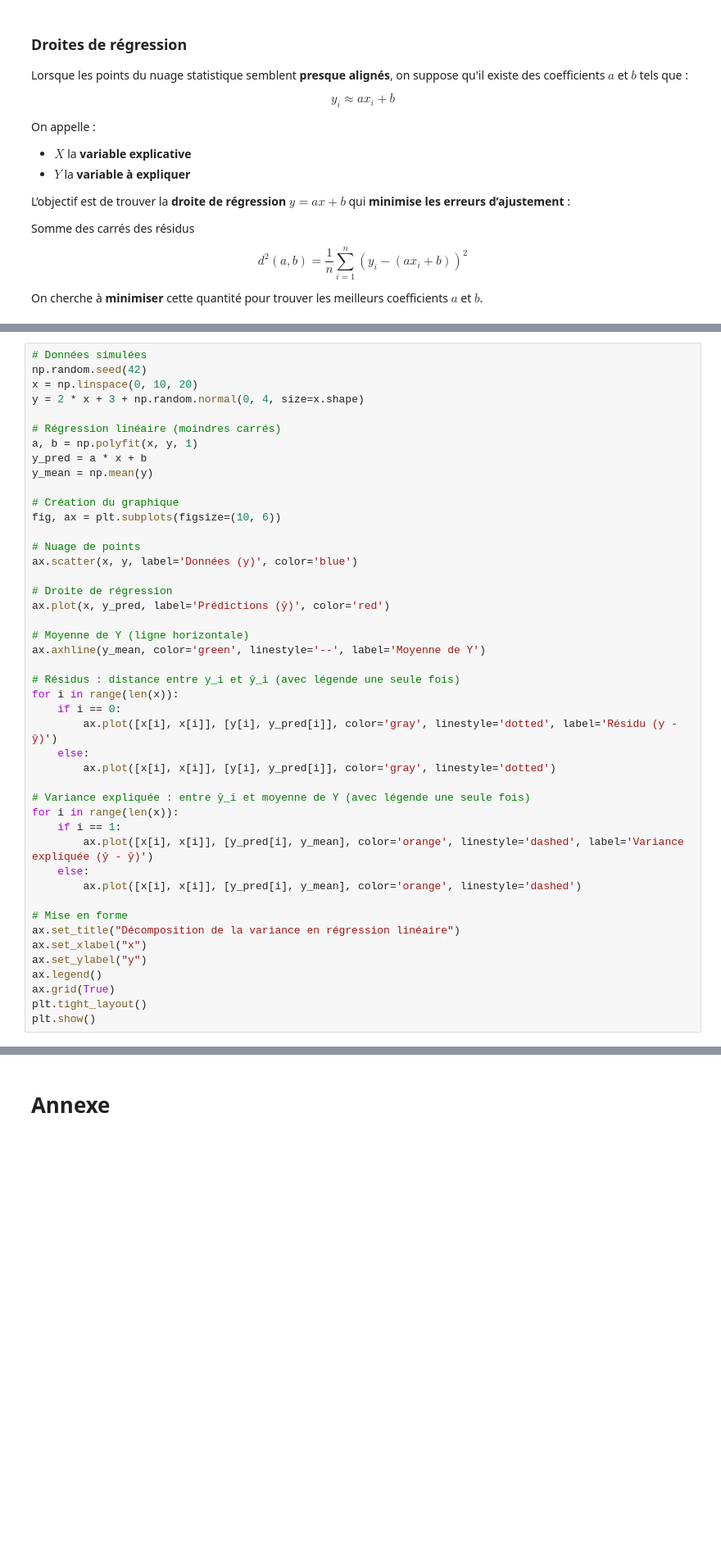
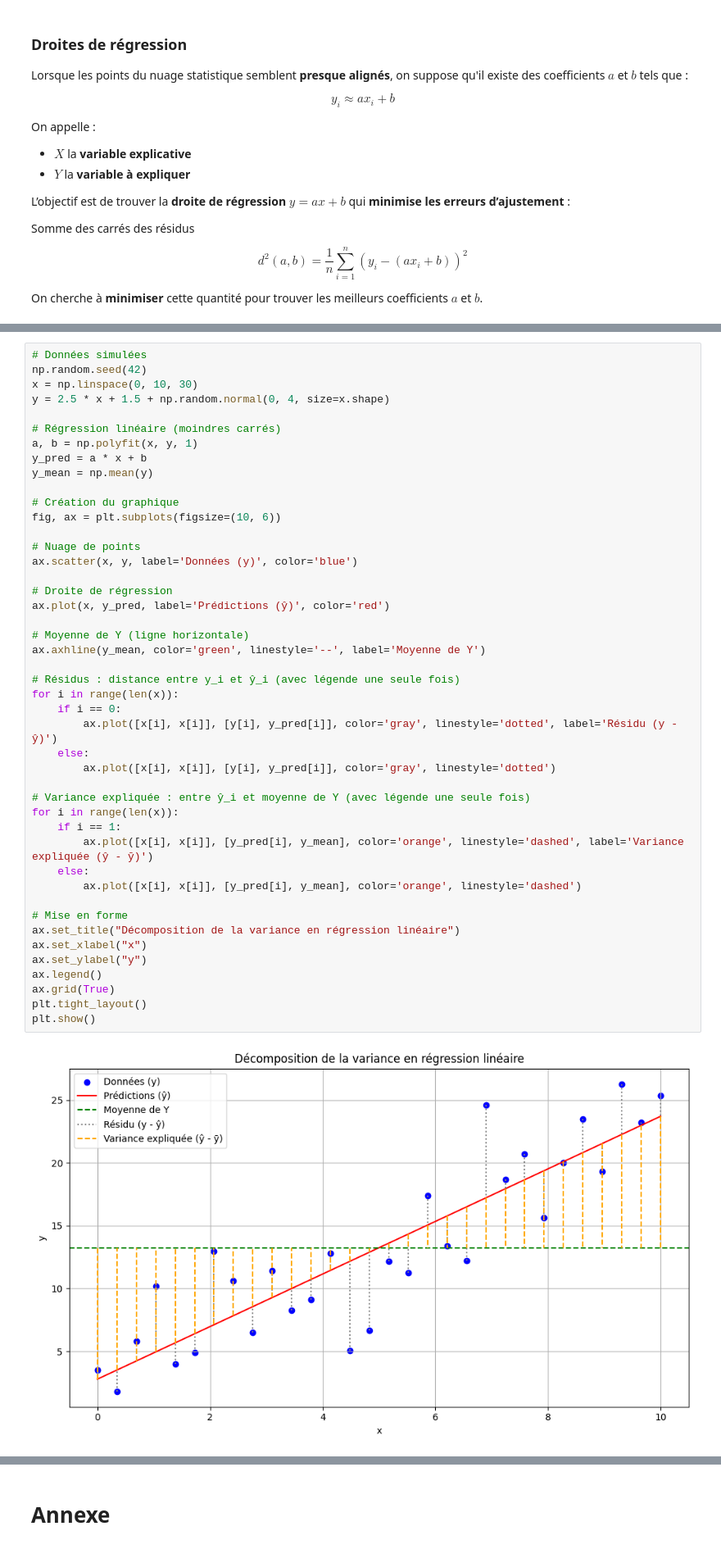
Before and after one commit to wakil69/InformatiquePrepaPlus, a Jupyter notebook: Cours/Probabilités_Stats/5.StatistiqueDescriptiveBivariee/StatistiqueDescriptiveBivariee.ipynb, the cells around one changed output, grey strips where cells are left out. Shown at 82% size. Saved outputs shown, nothing was run; the diff lists cells and outputs as text; blank space fills up the shorter version.

```diff
--- a/Cours/Probabilités_Stats/5.StatistiqueDescriptiveBivariee/StatistiqueDescriptiveBivariee.ipynb
+++ b/Cours/Probabilités_Stats/5.StatistiqueDescriptiveBivariee/StatistiqueDescriptiveBivariee.ipynb
@@ -350,8 +378,8 @@ avec :
 # %%
 # Données simulées
 np.random.seed(42)
-x = np.linspace(0, 10, 20)
-y = 2 * x + 3 + np.random.normal(0, 4, size=x.shape)
+x = np.linspace(0, 10, 30)
+y = 2.5 * x + 1.5 + np.random.normal(0, 4, size=x.shape)
 
 # Régression linéaire (moindres carrés)
 a, b = np.polyfit(x, y, 1)
@@ -365,31 +393,33 @@ fig, ax = plt.subplots(figsize=(10, 6))
 ax.scatter(x, y, label='Données (y)', color='blue')
 
 # Droite de régression
 ax.plot(x, y_pred, label='Prédictions (ŷ)', color='red')
 
 # Moyenne de Y (ligne horizontale)
 ax.axhline(y_mean, color='green', linestyle='--', label='Moyenne de Y')
 
 # Résidus : distance entre y_i et ŷ_i (avec légende une seule fois)
 for i in range(len(x)):
     if i == 0:
         ax.plot([x[i], x[i]], [y[i], y_pred[i]], color='gray', linestyle='dotted', label='Résidu (y - ŷ)')
     else:
         ax.plot([x[i], x[i]], [y[i], y_pred[i]], color='gray', linestyle='dotted')
 
 # Variance expliquée : entre ŷ_i et moyenne de Y (avec légende une seule fois)
 for i in range(len(x)):
     if i == 1:
         ax.plot([x[i], x[i]], [y_pred[i], y_mean], color='orange', linestyle='dashed', label='Variance expliquée (ŷ - ȳ)')
     else:
         ax.plot([x[i], x[i]], [y_pred[i], y_mean], color='orange', linestyle='dashed')
 
 # Mise en forme
 ax.set_title("Décomposition de la variance en régression linéaire")
 ax.set_xlabel("x")
 ax.set_ylabel("y")
 ax.legend()
 ax.grid(True)
 plt.tight_layout()
 plt.show()
+# %% [output]
+[figure, added]
 # %% [markdown]
```
Also changed, not shown: parts of 16 cells of this notebook, 4 other files.
